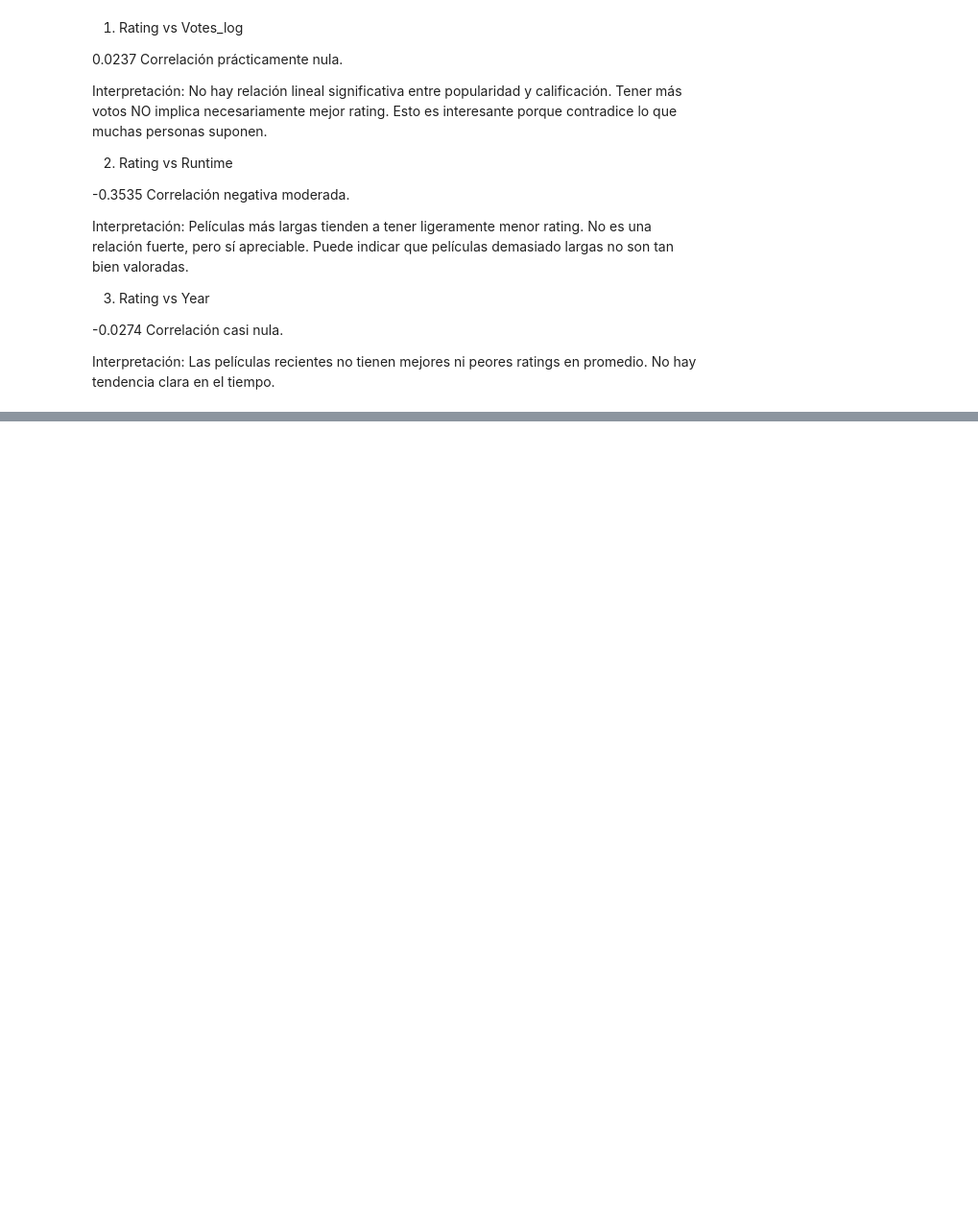
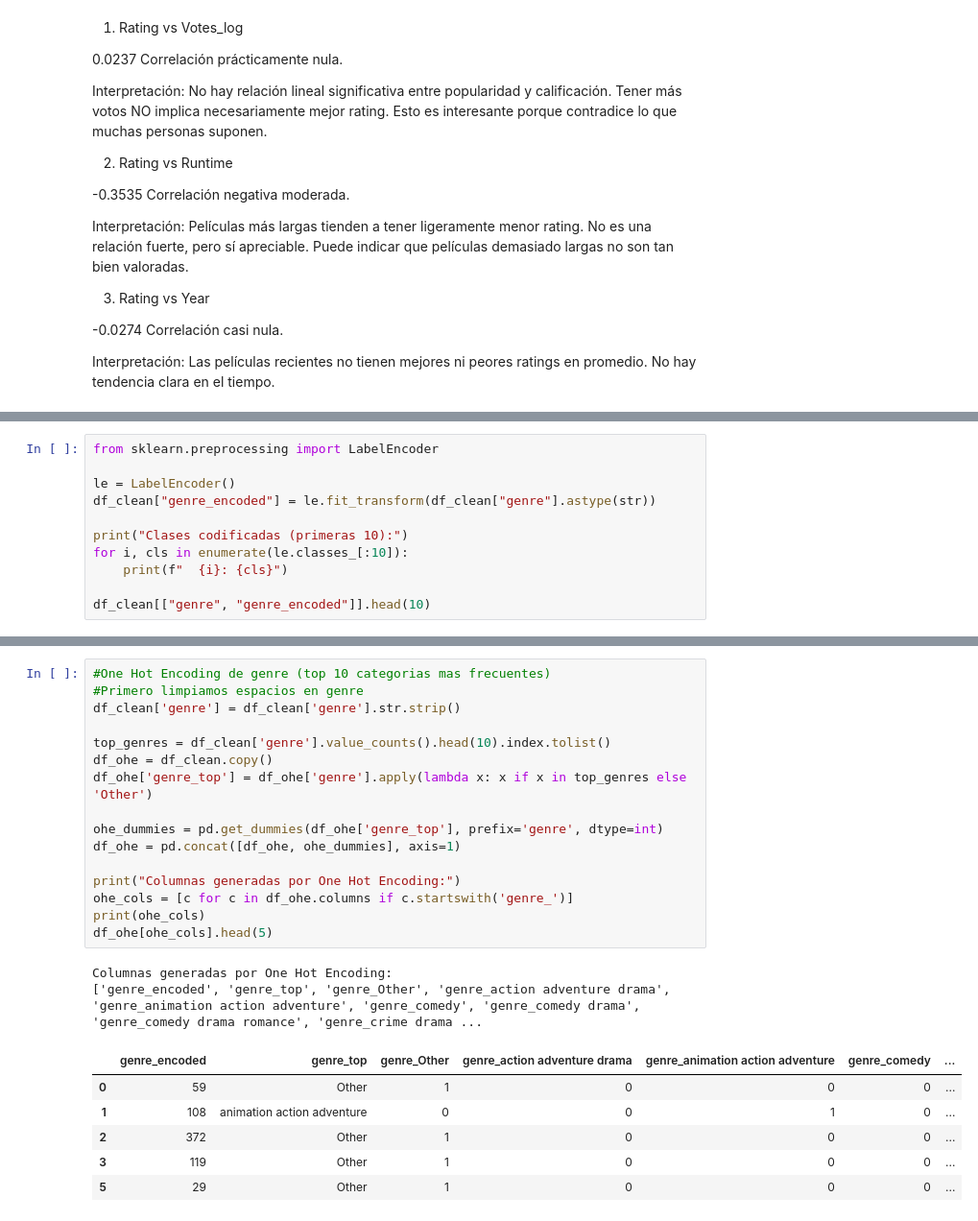
Before and after one commit to SimonCastroV/INFORME1_APREN_AUT, a Jupyter notebook: main.ipynb, the cells around one changed output, grey strips where cells are left out. Shown at 96% size. Cells and saved outputs as stored; diff of their text form; blank space fills up the shorter version.

```diff
--- a/main.ipynb
+++ b/main.ipynb
@@ -633,0 +636,11 @@ No hay tendencia clara en el tiempo.
+# %%
+from sklearn.preprocessing import LabelEncoder
+
+le = LabelEncoder()
+df_clean["genre_encoded"] = le.fit_transform(df_clean["genre"].astype(str))
+
+print("Clases codificadas (primeras 10):")
+for i, cls in enumerate(le.classes_[:10]):
+    print(f"  {i}: {cls}")
+
+df_clean[["genre", "genre_encoded"]].head(10)
@@ -633,0 +702,25 @@ No hay tendencia clara en el tiempo.
+# %%
+#One Hot Encoding de genre (top 10 categorias mas frecuentes)
+#Primero limpiamos espacios en genre
+df_clean['genre'] = df_clean['genre'].str.strip()
+
+top_genres = df_clean['genre'].value_counts().head(10).index.tolist()
+df_ohe = df_clean.copy()
+df_ohe['genre_top'] = df_ohe['genre'].apply(lambda x: x if x in top_genres else 'Other')
+
+ohe_dummies = pd.get_dummies(df_ohe['genre_top'], prefix='genre', dtype=int)
+df_ohe = pd.concat([df_ohe, ohe_dummies], axis=1)
+
+print("Columnas generadas por One Hot Encoding:")
+ohe_cols = [c for c in df_ohe.columns if c.startswith('genre_')]
+print(ohe_cols)
+df_ohe[ohe_cols].head(5)
+# %% [output]
+Columnas generadas por One Hot Encoding:
+['genre_encoded', 'genre_top', 'genre_Other', 'genre_action adventure drama', 'genre_animation action adventure', 'genre_comedy', 'genre_comedy drama', 'genre_comedy drama romance', 'genre_crime drama ...
+|  | genre_encoded | genre_top | genre_Other | genre_action adventure drama | genre_animation action adventure | genre_comedy | ... |
+| 0 | 59 | Other | 1 | 0 | 0 | 0 | ... |
+| 1 | 108 | animation action adventure | 0 | 0 | 1 | 0 | ... |
+| 2 | 372 | Other | 1 | 0 | 0 | 0 | ... |
+| 3 | 119 | Other | 1 | 0 | 0 | 0 | ... |
+| 5 | 29 | Other | 1 | 0 | 0 | 0 | ... |
```
Also changed, not shown: parts of 49 cells of this notebook.
